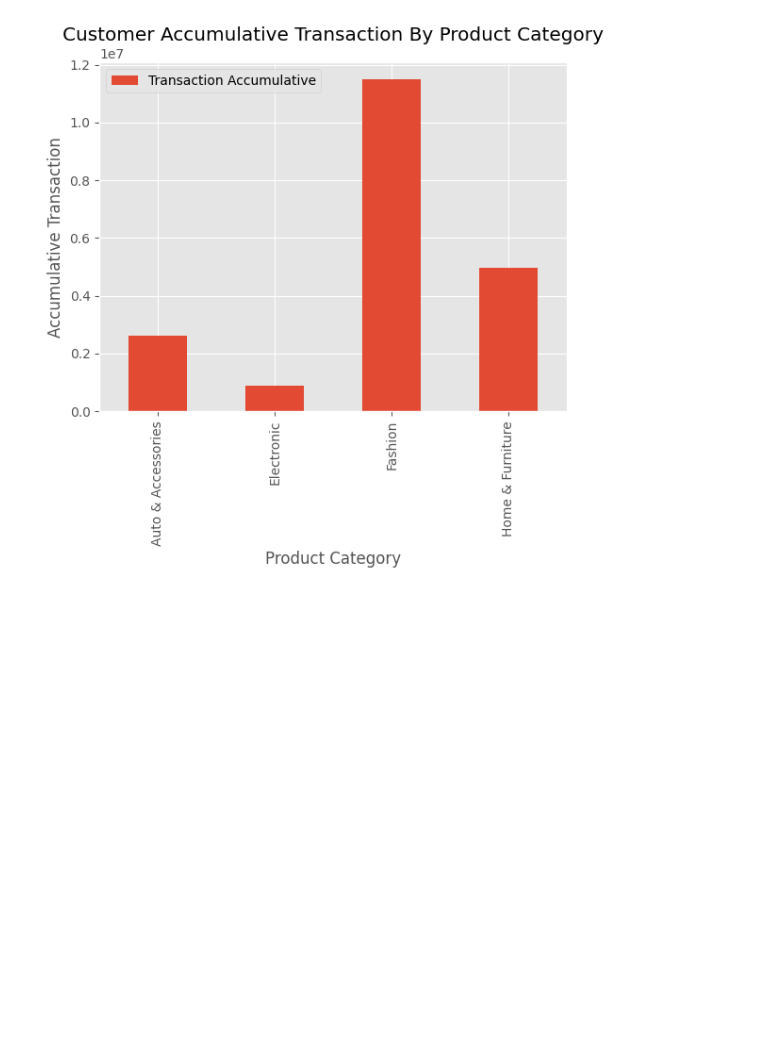
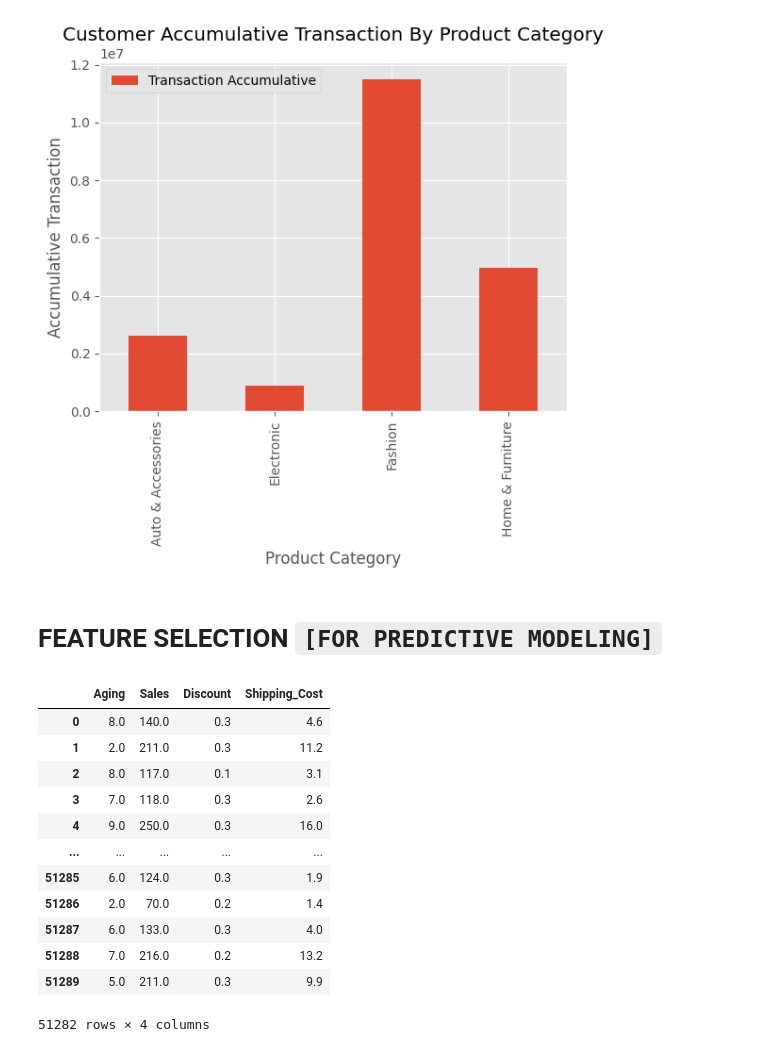
Before and after one commit to alexchtst/uas-big-data, a Jupyter notebook: main.ipynb, the cells around one changed output. Cells and saved outputs as stored; diff of their text form; code cells hidden in the pictures; blank space fills up the shorter version.

Commit message:
feat: add feature selection and corelation matrix for every numerical feature

```diff
--- a/main.ipynb
+++ b/main.ipynb
@@ -238,3 +251,5 @@ plt.ylabel('Accumulative Transaction')
 # %% [output]
 Text(0, 0.5, 'Accumulative Transaction')
 [figure]
+# %% [markdown]
+# FEATURE SELECTION `[FOR PREDICTIVE MODELING]`
@@ -240,0 +259,27 @@ Text(0, 0.5, 'Accumulative Transaction')
+# %%
+df = df.dropna()
+# %%
+df_feature = df[['Aging', 'Sales', 'Quantity', 'Discount', 'Shipping_Cost']]
+sr_outcome = df['Profit']
+# %%
+chi2_selector = SelectKBest(r_regression, k=4)
+chi2_selector.fit(df_feature, sr_outcome)
+
+cols = chi2_selector.get_support(indices=True)
+df_selected_features = df_feature.iloc[:,cols]
+
+df_selected_features
+# %% [output]
+|  | Aging | Sales | Discount | Shipping_Cost |
+| 0 | 8.0 | 140.0 | 0.3 | 4.6 |
+| 1 | 2.0 | 211.0 | 0.3 | 11.2 |
+| 2 | 8.0 | 117.0 | 0.1 | 3.1 |
+| 3 | 7.0 | 118.0 | 0.3 | 2.6 |
+| 4 | 9.0 | 250.0 | 0.3 | 16.0 |
+| ... | ... | ... | ... | ... |
+| 51285 | 6.0 | 124.0 | 0.3 | 1.9 |
+| 51286 | 2.0 | 70.0 | 0.2 | 1.4 |
+| 51287 | 6.0 | 133.0 | 0.3 | 4.0 |
+| 51288 | 7.0 | 216.0 | 0.2 | 13.2 |
+| 51289 | 5.0 | 211.0 | 0.3 | 9.9 |
+51282 rows × 4 columns
```
Also changed, not shown: parts of 5 cells of this notebook.
